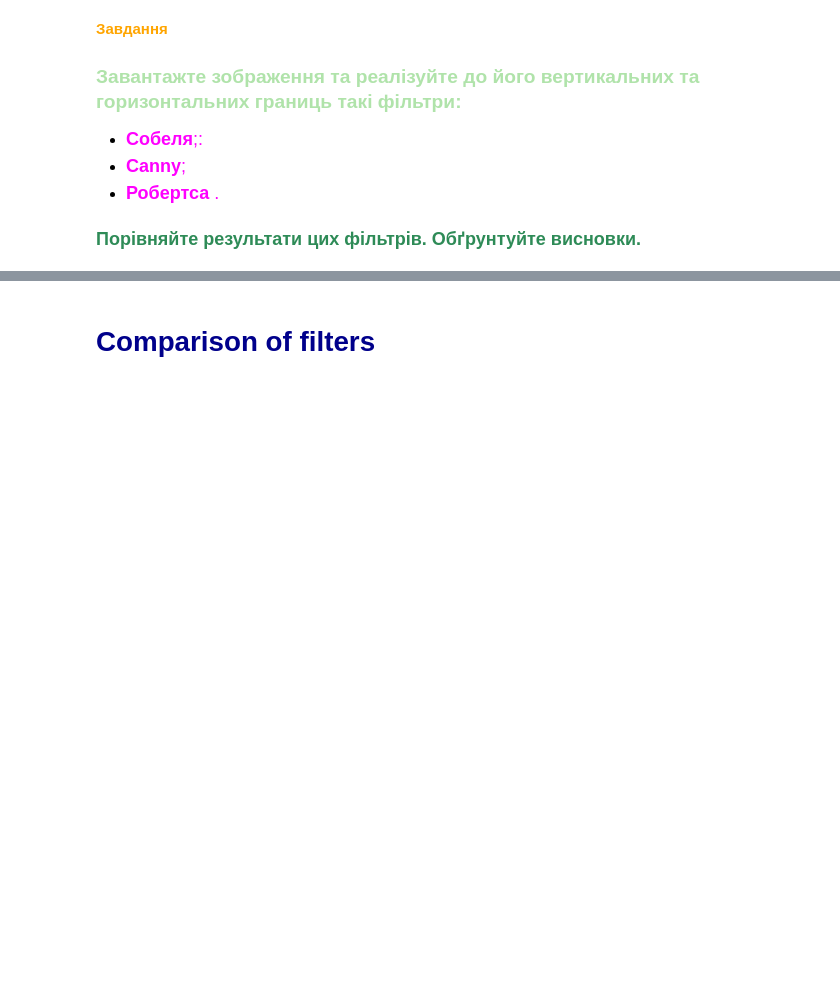
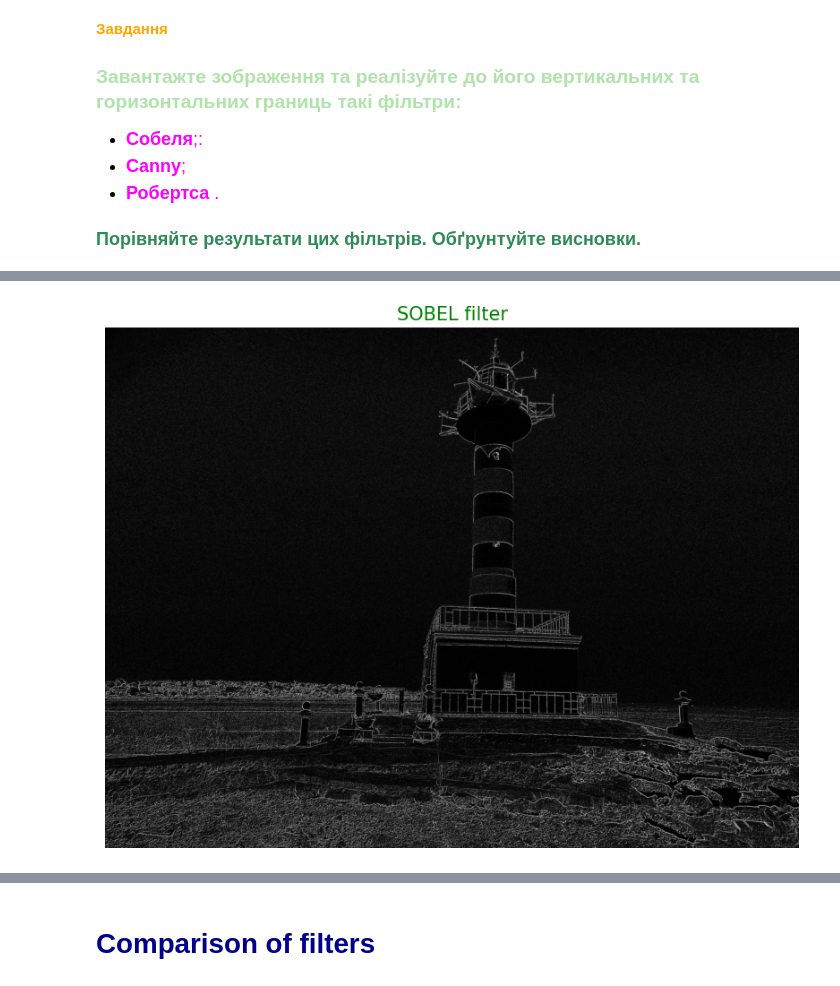
Before and after one commit to OleksiiHayvoronskyi/lesson_60, a Jupyter notebook: Lesson_60_BorderSelectionFilters.ipynb, the cells around one changed output, grey strips where cells are left out. Saved outputs shown, nothing was run; the diff lists cells and outputs as text; code cells hidden in the pictures; blank space fills up the shorter version.

```diff
--- a/Lesson_60_BorderSelectionFilters.ipynb
+++ b/Lesson_60_BorderSelectionFilters.ipynb
@@ -39,33 +50,28 @@ plt.show()
 # %%
 # Making matrix for the Sobel filter.
 kernel_X = np.array([[-1,0,1], [-2,0,2], [-1,0,1]])
 kernel_y = np.array([[-1,-2,-1], [0,0,0], [1,2,1]])
 
-# Splitting into X, y edges for RGB filter model
-RGB_edges_X = cv2.filter2D(RGB_img, -1, kernel_X)
-RGB_edges_y = cv2.filter2D(RGB_img, -1, kernel_y)
+'''Note:
+kernel – the 2d matrix we want the image to convolve with.
+This function will simply convolute the 2d matrix with the image
+at pixel level and produce an output image. '''
 
-# Splitting into X, y edges for Gray filter model
-gray_edges_X = cv2.filter2D(gray_img, -1, kernel_X)
-gray_edges_y = cv2.filter2D(gray_img, -1, kernel_y)
 
-# Combining RGB edges.
-edges_RGB = RGB_edges_X + RGB_edges_y
-# Combining Gray edges.
-edges_gray = gray_edges_X + gray_edges_y
+# Splitting into X, y edges for applyong the Sobel filter
+edges_X = cv2.filter2D(gray_img, -1, kernel_X)
+edges_y = cv2.filter2D(gray_img, -1, kernel_y)
+
+# Combining edges.
+Sobel_edges = edges_X + edges_y
 
 # Creating a figure for a subplot.
-fig = plt.figure(figsize=(12, 8))
+fig = plt.figure(figsize=(10, 8))
+plt.title('SOBEL filter', fontsize=15, color='g')
+plt.axis('off')
 
-# Subplot and Title for a RGB image.
-ax1 = fig.add_subplot(221)  # left side.
-ax1.title.set_text('SOBEL filter [RGB image]')
-
-# Subplot and Title for a Gray image.
-ax2 = fig.add_subplot(222)  # right side.
-ax2.title.set_text('SOBEL filter [Gray image]')
-
-# Showing the subplot.
-ax1.imshow(edges_RGB)
-ax2.imshow(edges_gray)
+# Display the Sobel filter.
+plt.imshow(Sobel_edges, cmap='gray')
 plt.show()
+# %% [output]
+[figure, added]
```
Also changed, not shown: parts of 12 cells of this notebook, 1 other file.
